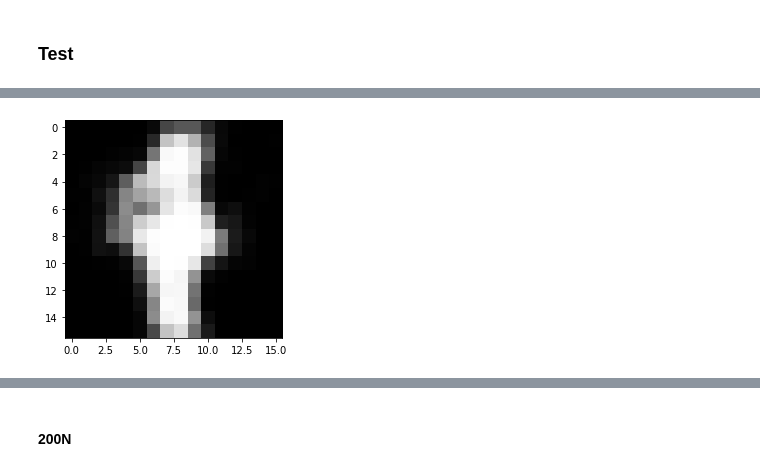
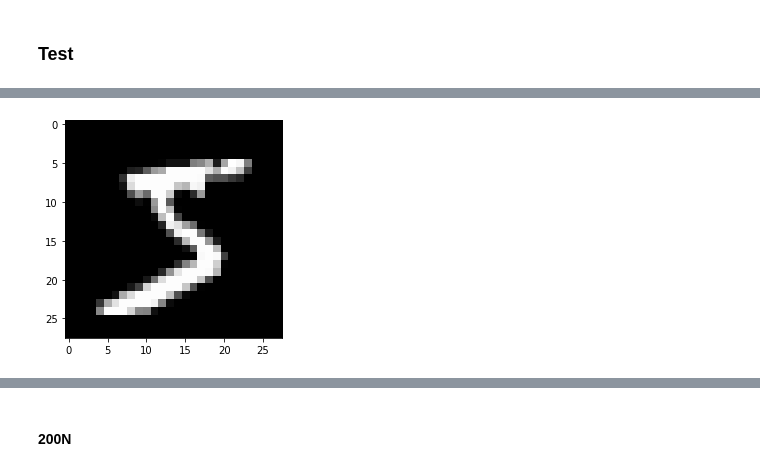
Before and after one commit to Steinz0/NN-from-scratch, a Jupyter notebook: experimentation.ipynb, the cells around one changed output, grey strips where cells are left out. Cells and saved outputs as stored; diff of their text form; code cells hidden in the pictures.

```diff
--- a/experimentation.ipynb
+++ b/experimentation.ipynb
@@ -638,4 +642,4 @@ plt.show()
-# %%
-show_usps(net100.forward(X_train_usps[20]))
-# %% [output]
-[figure, removed]
+# %%
+show_mnist(mnist_train_X[0])
+# %% [output]
+[figure, added]
```
Also changed, not shown: parts of 39 cells of this notebook, 3 other files.
